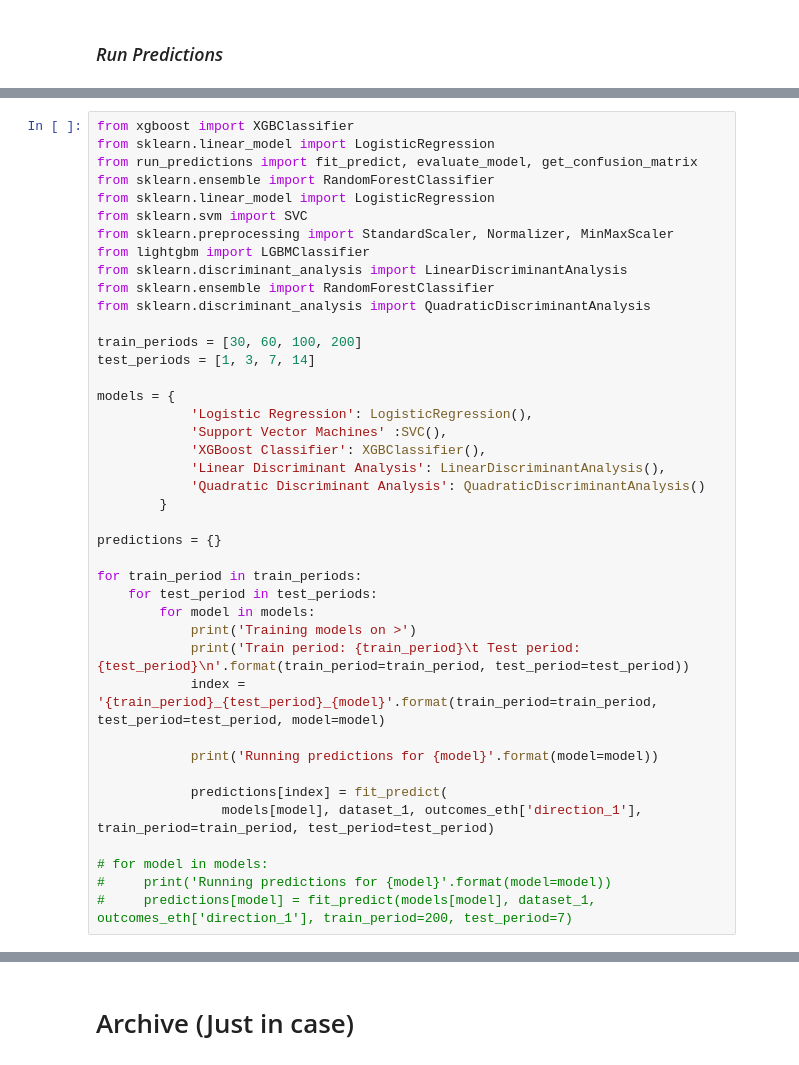
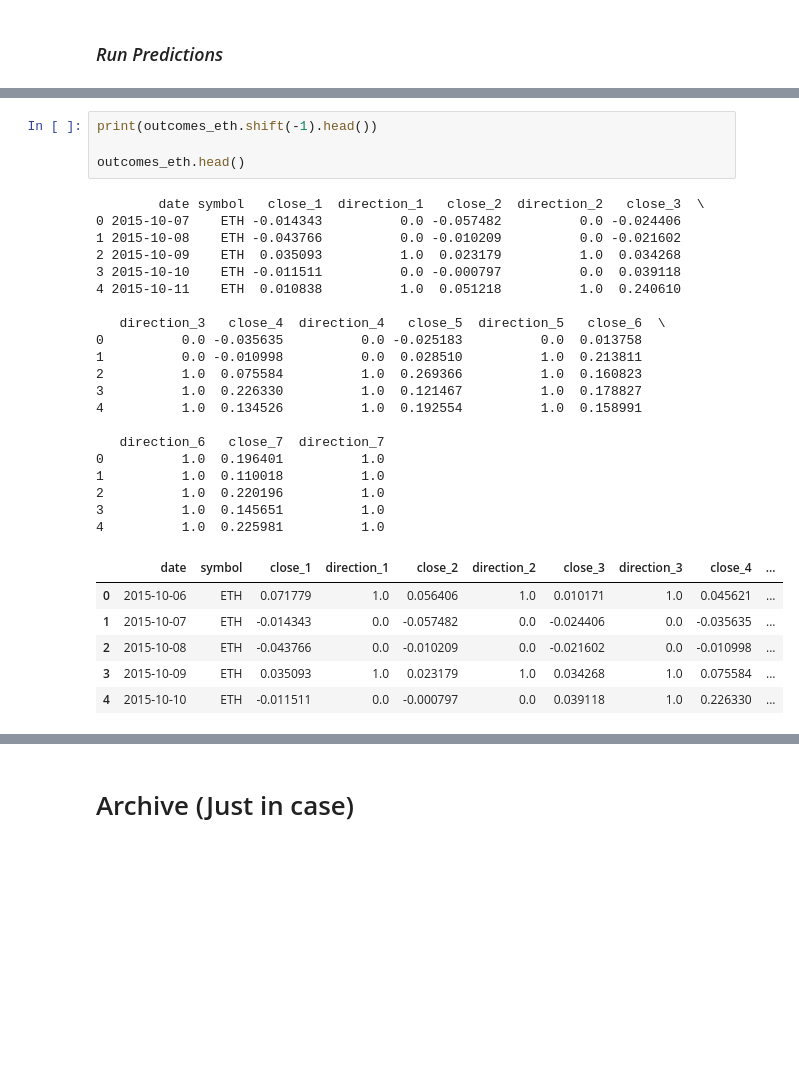
Before and after one commit to es-g/MSc_Ethereum_price_trend_analysis, a Jupyter notebook: simulations.ipynb, the cells around one changed output, grey strips where cells are left out. Drawn from its saved outputs; the diff is of its cells as text; blank space fills up the shorter version.

```diff
--- a/simulations.ipynb
+++ b/simulations.ipynb
@@ -412,41 +430,0 @@ print('Precision:', round(precision_score(y_true, momentum_preds), 3))
-# %%
-from xgboost import XGBClassifier
-from sklearn.linear_model import LogisticRegression
-from run_predictions import fit_predict, evaluate_model, get_confusion_matrix
-from sklearn.ensemble import RandomForestClassifier
-from sklearn.linear_model import LogisticRegression
-from sklearn.svm import SVC
-from sklearn.preprocessing import StandardScaler, Normalizer, MinMaxScaler
-from lightgbm import LGBMClassifier
-from sklearn.discriminant_analysis import LinearDiscriminantAnalysis
-from sklearn.ensemble import RandomForestClassifier
-from sklearn.discriminant_analysis import QuadraticDiscriminantAnalysis
-
-train_periods = [30, 60, 100, 200]
-test_periods = [1, 3, 7, 14]
-
-models = {
-            'Logistic Regression': LogisticRegression(),
-            'Support Vector Machines' :SVC(),
-            'XGBoost Classifier': XGBClassifier(),
-            'Linear Discriminant Analysis': LinearDiscriminantAnalysis(),
-            'Quadratic Discriminant Analysis': QuadraticDiscriminantAnalysis()
-        }
-
-predictions = {}
-
-for train_period in train_periods:
-    for test_period in test_periods:
-        for model in models:
-            print('Training models on >')
-            print('Train period: {train_period}\t Test period: {test_period}\n'.format(train_period=train_period, test_period=test_period))
-            index = '{train_period}_{test_period}_{model}'.format(train_period=train_period, test_period=test_period, model=model)
-
-            print('Running predictions for {model}'.format(model=model))
-
-            predictions[index] = fit_predict(
-                models[model], dataset_1, outcomes_eth['direction_1'], train_period=train_period, test_period=test_period)
-
-# for model in models:
-#     print('Running predictions for {model}'.format(model=model))
-#     predictions[model] = fit_predict(models[model], dataset_1, outcomes_eth['direction_1'], train_period=200, test_period=7)
@@ -791,0 +1407,31 @@ for i in range(60, X_train.shape[0]):
+# %%
+print(outcomes_eth.shift(-1).head())
+
+outcomes_eth.head()
+# %% [output]
+        date symbol   close_1  direction_1   close_2  direction_2   close_3  \
+0 2015-10-07    ETH -0.014343          0.0 -0.057482          0.0 -0.024406
+1 2015-10-08    ETH -0.043766          0.0 -0.010209          0.0 -0.021602
+2 2015-10-09    ETH  0.035093          1.0  0.023179          1.0  0.034268
+3 2015-10-10    ETH -0.011511          0.0 -0.000797          0.0  0.039118
+4 2015-10-11    ETH  0.010838          1.0  0.051218          1.0  0.240610
+
+   direction_3   close_4  direction_4   close_5  direction_5   close_6  \
+0          0.0 -0.035635          0.0 -0.025183          0.0  0.013758
+1          0.0 -0.010998          0.0  0.028510          1.0  0.213811
+2          1.0  0.075584          1.0  0.269366          1.0  0.160823
+3          1.0  0.226330          1.0  0.121467          1.0  0.178827
+4          1.0  0.134526          1.0  0.192554          1.0  0.158991
+
+   direction_6   close_7  direction_7
+0          1.0  0.196401          1.0
+1          1.0  0.110018          1.0
+2          1.0  0.220196          1.0
+3          1.0  0.145651          1.0
+4          1.0  0.225981          1.0
+|  | date | symbol | close_1 | direction_1 | close_2 | direction_2 | close_3 | direction_3 | close_4 | ... |
+| 0 | 2015-10-06 | ETH | 0.071779 | 1.0 | 0.056406 | 1.0 | 0.010171 | 1.0 | 0.045621 | ... |
+| 1 | 2015-10-07 | ETH | -0.014343 | 0.0 | -0.057482 | 0.0 | -0.024406 | 0.0 | -0.035635 | ... |
+| 2 | 2015-10-08 | ETH | -0.043766 | 0.0 | -0.010209 | 0.0 | -0.021602 | 0.0 | -0.010998 | ... |
+| 3 | 2015-10-09 | ETH | 0.035093 | 1.0 | 0.023179 | 1.0 | 0.034268 | 1.0 | 0.075584 | ... |
+| 4 | 2015-10-10 | ETH | -0.011511 | 0.0 | -0.000797 | 0.0 | 0.039118 | 1.0 | 0.226330 | ... |
```
Also changed, not shown: parts of 49 cells of this notebook, 38 other files.
